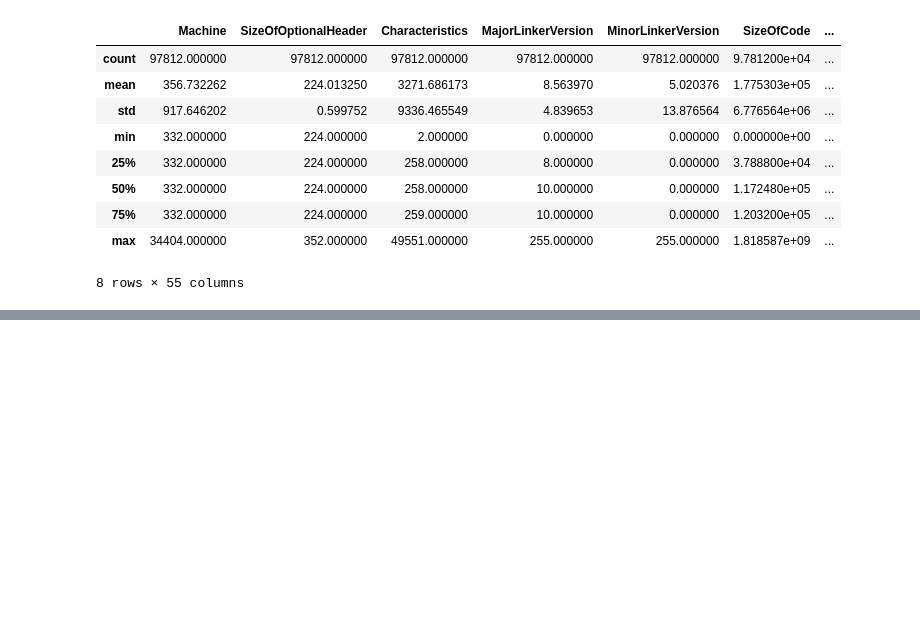
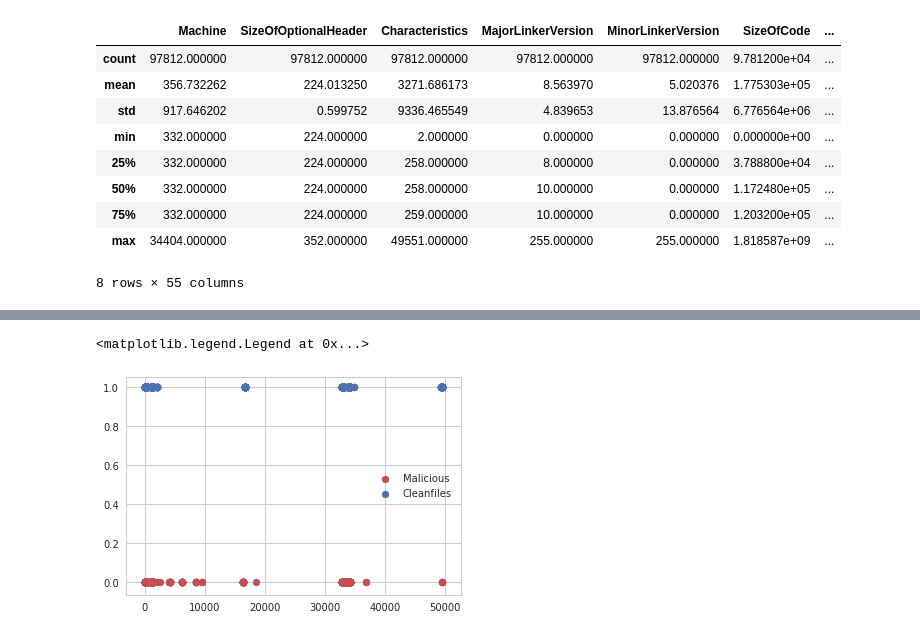
Before and after one commit to xufuou/pixels_2017_talk_train_av_ml, a Jupyter notebook: exploratory_data_analysis.ipynb, the cells around one changed output, grey strips where cells are left out. Cells and saved outputs as stored; diff of their text form; code cells hidden in the pictures; blank space fills up the shorter version.

```diff
--- a/exploratory_data_analysis.ipynb
+++ b/exploratory_data_analysis.ipynb
@@ -80,0 +72,14 @@ ax.legend(loc="right")
+# %%
+%matplotlib inline
+
+fig,ax = plt.subplots()
+x = malicious_binaries["DllCharacteristics"]
+y = malicious_binaries['legitimate']
+ax.scatter(x,y,color='r',label='Malicious')
+x1 = legit_binaries['DllCharacteristics']
+y1 = legit_binaries['legitimate']
+ax.scatter(x1,y1,color='b',label='Cleanfiles')
+ax.legend(loc="right")
+# %% [output]
+<matplotlib.legend.Legend at 0x...>
+[figure, added]
```
Also changed, not shown: parts of 6 cells of this notebook, 2 other files.
